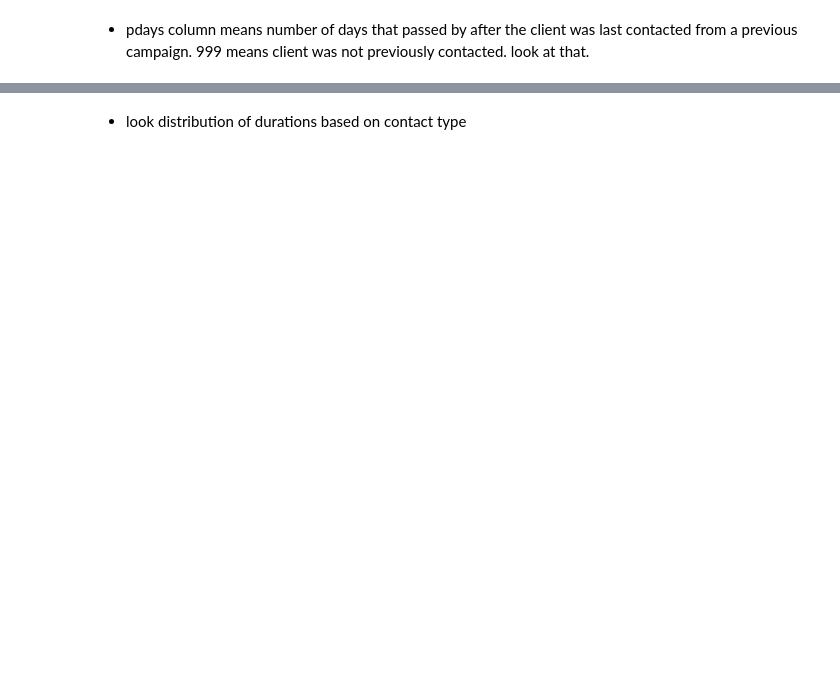
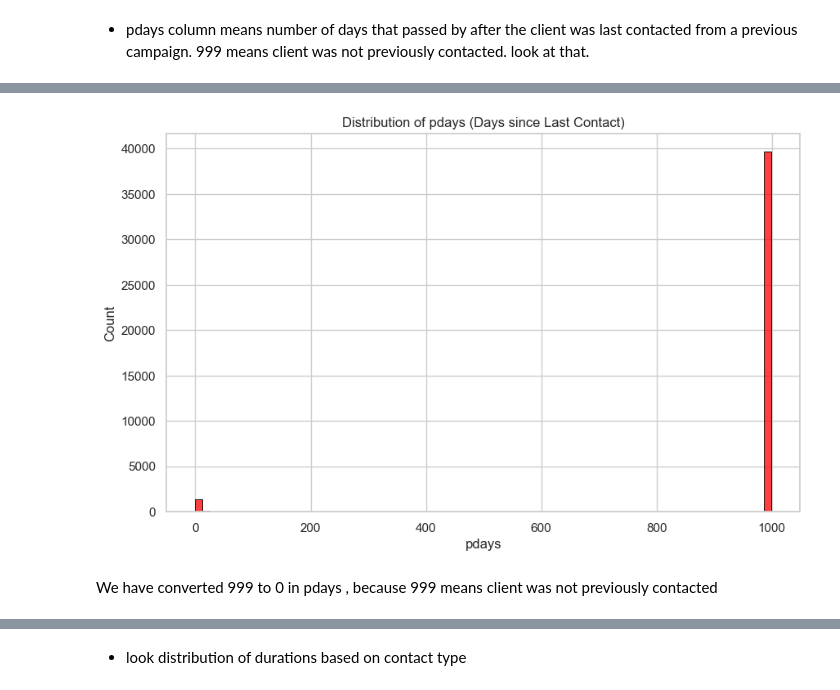
Before and after one commit to alizahedzadeh/Machine-Learning-Course, a Jupyter notebook: Homeworks/HW06/Machine_Learning_HW06.ipynb, the cells around one changed output, grey strips where cells are left out. Saved outputs shown, nothing was run; the diff lists cells and outputs as text; code cells hidden in the pictures; blank space fills up the shorter version.

```diff
--- a/Homeworks/HW06/Machine_Learning_HW06.ipynb
+++ b/Homeworks/HW06/Machine_Learning_HW06.ipynb
@@ -295,0 +461,12 @@ from sklearn.preprocessing import StandardScaler,MinMaxScaler
+# %%
+# Plotting the distribution of pdays using a histogram
+plt.figure(figsize=(10, 6))
+sns.histplot(df['pdays'], bins=80, kde=False, color='red', edgecolor='black')
+plt.title('Distribution of pdays (Days since Last Contact)')
+plt.xlabel('pdays')
+plt.ylabel('Count')
+plt.show()
+# %% [output]
+[figure, added]
+# %% [markdown]
+We have converted 999 to 0 in pdays , because 999 means client was not previously contacted
```
Also changed, not shown: parts of 54 cells of this notebook.
